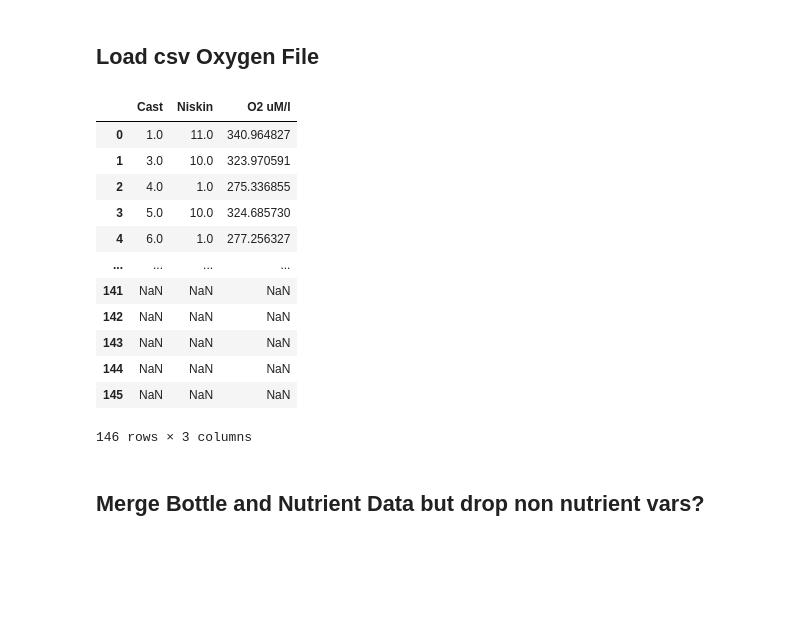
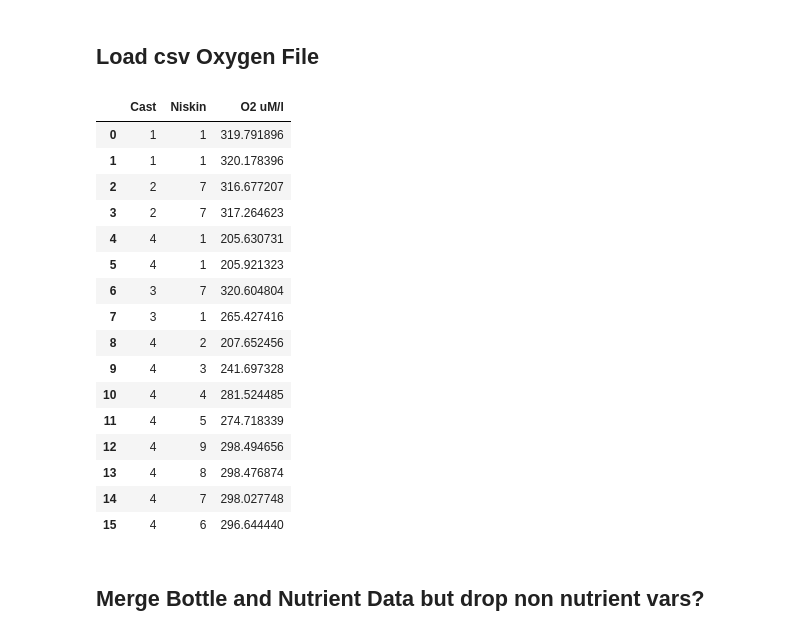
Before and after one commit to shaunwbell/EcoFOCI_FieldOps_Documentation, a Jupyter notebook: DataProcessingDocumentation/2. EcoFOCI_DataProcesssing_Records/cruises/2018-and-older/EcoFOCIpy_sbe_ctd_oxy_XXXX.ipynb, the cells around one changed output. Saved outputs shown, nothing was run; the diff lists cells and outputs as text; code cells hidden in the pictures; blank space fills up the shorter version.

```diff
--- a/DataProcessingDocumentation/2. EcoFOCI_DataProcesssing_Records/cruises/2018-and-older/EcoFOCIpy_sbe_ctd_oxy_XXXX.ipynb
+++ b/DataProcessingDocumentation/2. EcoFOCI_DataProcesssing_Records/cruises/2018-and-older/EcoFOCIpy_sbe_ctd_oxy_XXXX.ipynb
@@ -14,15 +14,15 @@ import EcoFOCIpy.io.sbe_ctd_parser as sbe_ctd_parser #<- instrument specific
 import EcoFOCIpy.io.ncCFsave as ncCFsave
 import EcoFOCIpy.metaconfig.load_config as load_config
 # %%
-sample_data_dir = '/Users/bell/ecoraid/2013/CTDcasts/dy1304/' #root path to cruise directory
+sample_data_dir = '/Users/bell/ecoraid/2017/CTDcasts/os1702/' #root path to cruise directory
 ecofocipy_dir = '/Users/bell/Programs/EcoFOCIpy/'
 # %%
 ###############################################################
 # edit to point to {cruise sepcific} raw datafiles
 datafile = sample_data_dir+'rawconverted/' #<- point to cruise and process all files within
-oxydatafile = sample_data_dir+'working/DiscreteOxygen/DY1304 Oxygen Data.txt' #<- point to cruise and process all files within
-cruise_name = 'dy1304' #no hyphens
-cruise_meta_file = sample_data_dir+'logs/dy1304.yaml'
+oxydatafile = sample_data_dir+'working/DiscreteOxygen/OS1702 Oxygen Data.txt' #<- point to cruise and process all files within
+cruise_name = 'os1702' #no hyphens
+cruise_meta_file = sample_data_dir+'logs/os1702.yaml'
 inst_meta_file = sample_data_dir+'logs/FOCI_standard_CTDpOxy.yaml' #<- copy to each deployment for simplicity?
 group_meta_file = ecofocipy_dir+'staticdata/institutional_meta_example.yaml'
 ###############################################################
@@ -133,25 +40,29 @@ Processing /Users/bell/ecoraid/2013/CTDcasts/dy1304/rawconverted/ctd112.btl
 # %% [markdown]
 ## Load csv Oxygen File
 # %%
-oxy_data = pd.read_csv(oxydatafile,delimiter='\t')
+oxy_data = pd.read_csv(oxydatafile,delimiter='\t|,')
 # oxy_data.drop('Cruise',axis=1,inplace=True)
 oxy_data.columns=["Cast","Niskin","O2 uM/l"]
 # oxy_data["O2 uM/l"] = oxy_data["O2 uM/l"] * 44.66
 oxy_data
 # %% [output]
 |  | Cast | Niskin | O2 uM/l |
-| 0 | 1.0 | 11.0 | 340.964827 |
-| 1 | 3.0 | 10.0 | 323.970591 |
-| 2 | 4.0 | 1.0 | 275.336855 |
-| 3 | 5.0 | 10.0 | 324.685730 |
-| 4 | 6.0 | 1.0 | 277.256327 |
-| ... | ... | ... | ... |
-| 141 | NaN | NaN | NaN |
-| 142 | NaN | NaN | NaN |
-| 143 | NaN | NaN | NaN |
-| 144 | NaN | NaN | NaN |
-| 145 | NaN | NaN | NaN |
+| 0 | 1 | 1 | 319.791896 |
+| 1 | 1 | 1 | 320.178396 |
+| 2 | 2 | 7 | 316.677207 |
+| 3 | 2 | 7 | 317.264623 |
+| 4 | 4 | 1 | 205.630731 |
+| 5 | 4 | 1 | 205.921323 |
+| 6 | 3 | 7 | 320.604804 |
+| 7 | 3 | 1 | 265.427416 |
+| 8 | 4 | 2 | 207.652456 |
+| 9 | 4 | 3 | 241.697328 |
+| 10 | 4 | 4 | 281.524485 |
+| 11 | 4 | 5 | 274.718339 |
+| 12 | 4 | 9 | 298.494656 |
+| 13 | 4 | 8 | 298.476874 |
+| 14 | 4 | 7 | 298.027748 |
+| 15 | 4 | 6 | 296.644440 |
-146 rows × 3 columns
 # %% [markdown]
 ## Merge Bottle and Nutrient Data but drop non nutrient vars?
 # %%
```
Also changed, not shown: parts of 2 cells of this notebook, 26 other files.
